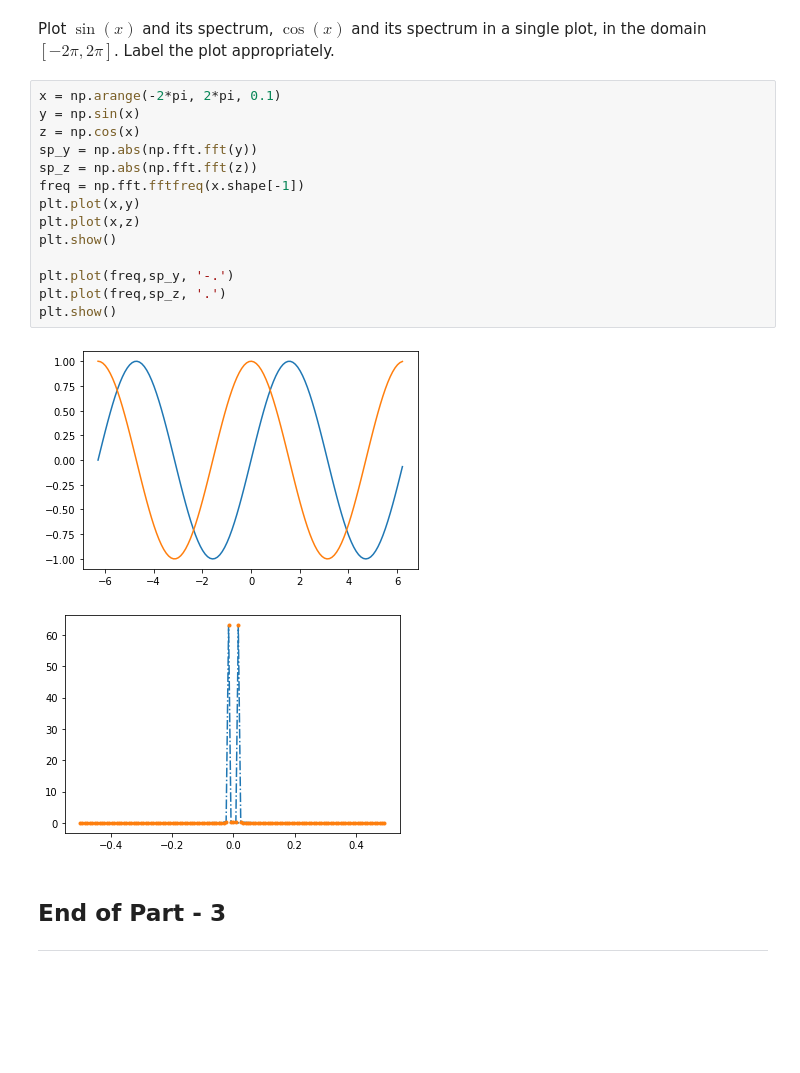
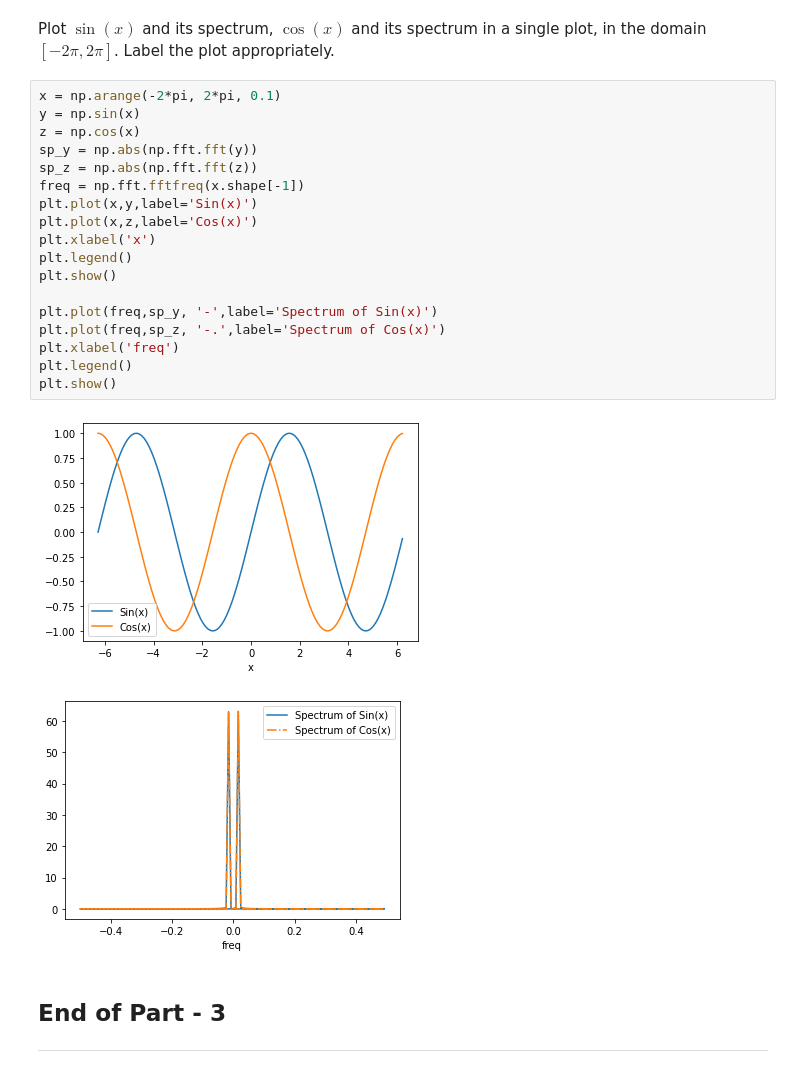
Before and after one commit to ashutosh-iitg/SHALA2020, a Jupyter notebook: Assignment_1_DS.ipynb, the cells around one changed output. Drawn from its saved outputs; the diff is of its cells as text; blank space fills up the shorter version.

```diff
--- a/Assignment_1_DS.ipynb
+++ b/Assignment_1_DS.ipynb
@@ -423,20 +423,24 @@ Plot $\sin(x)$ and its spectrum, $\cos(x)$ and its spectrum in a single plot, in
 # %%
 x = np.arange(-2*pi, 2*pi, 0.1)
 y = np.sin(x)
 z = np.cos(x)
 sp_y = np.abs(np.fft.fft(y))
 sp_z = np.abs(np.fft.fft(z))
 freq = np.fft.fftfreq(x.shape[-1])
-plt.plot(x,y)
-plt.plot(x,z)
+plt.plot(x,y,label='Sin(x)')
+plt.plot(x,z,label='Cos(x)')
+plt.xlabel('x')
+plt.legend()
 plt.show()
 
-plt.plot(freq,sp_y, '-.')
-plt.plot(freq,sp_z, '.')
+plt.plot(freq,sp_y, '-',label='Spectrum of Sin(x)')
+plt.plot(freq,sp_z, '-.',label='Spectrum of Cos(x)')
+plt.xlabel('freq')
+plt.legend()
 plt.show()
 # %% [output]
-[figure, old version]
+[figure, new version]
-[figure, old version]
+[figure, new version]
 # %% [markdown]
 ## End of Part - 3
 ---
```
Also changed, not shown: parts of 2 cells of this notebook.
